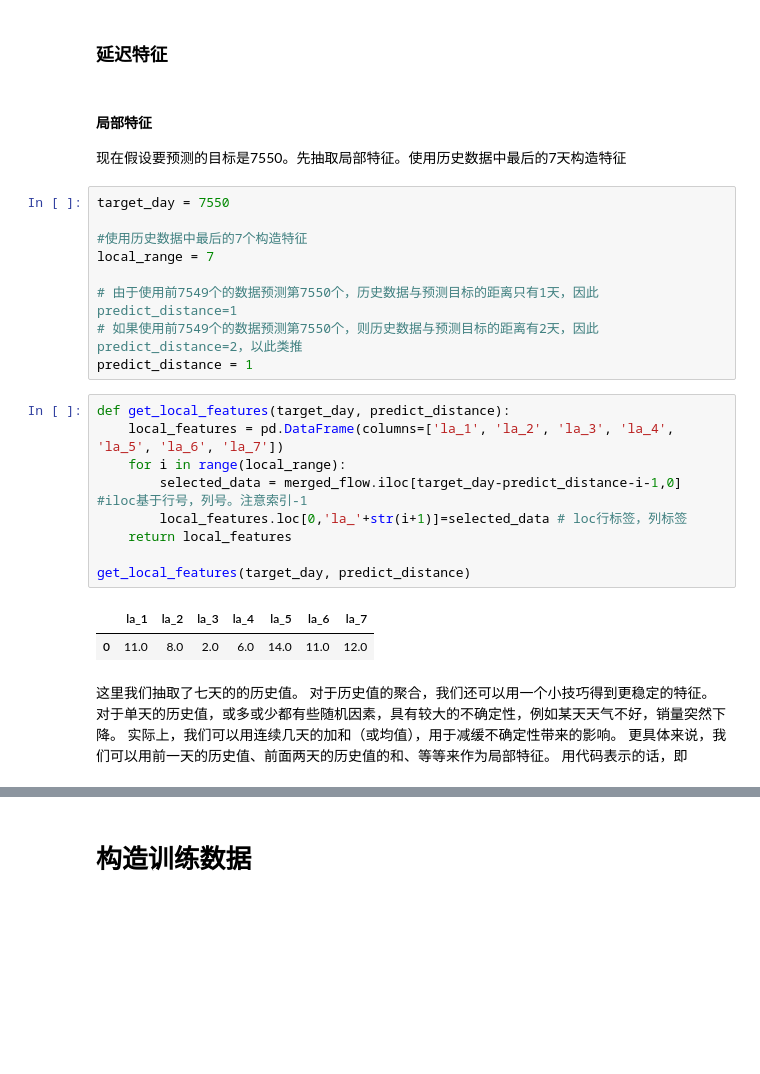
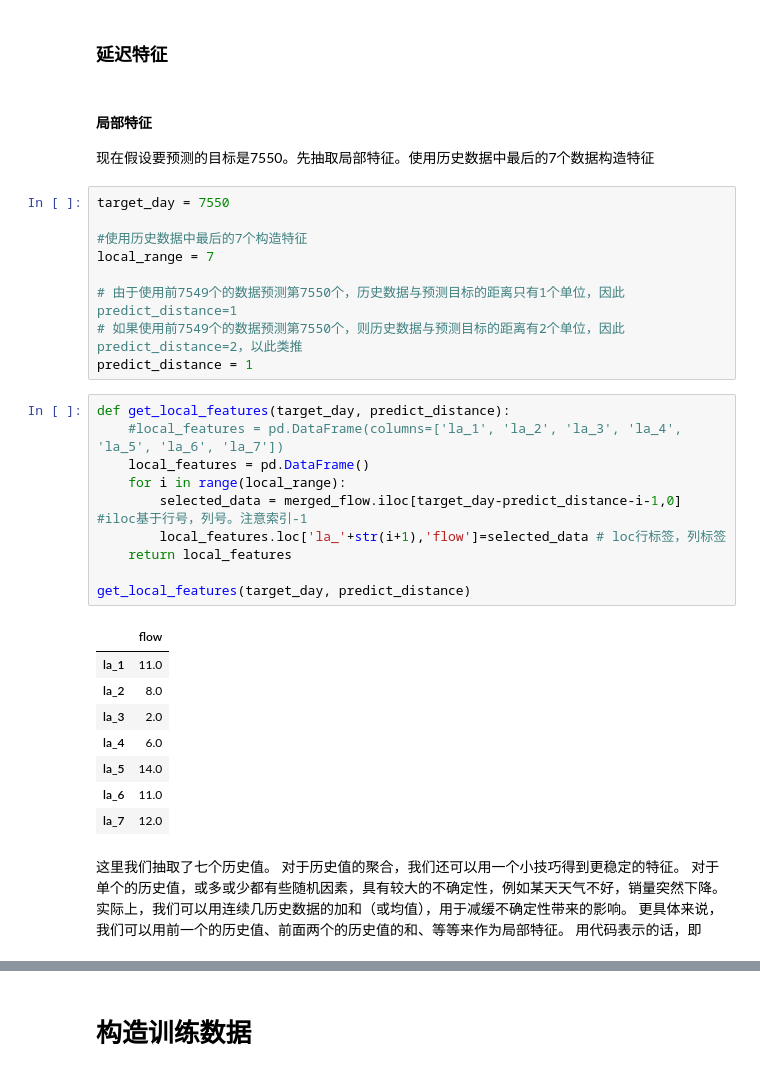
Before and after one commit to Zhou1317fe5/ml-projects, a Jupyter notebook: SEED2023/智慧交通/code/lightgbm/lightgbm(无特征工程).ipynb, the cells around one changed output, grey strips where cells are left out. Cells and saved outputs as stored; diff of their text form; blank space fills up the shorter version.

```diff
--- a/SEED2023/智慧交通/code/lightgbm/lightgbm(无特征工程).ipynb
+++ b/SEED2023/智慧交通/code/lightgbm/lightgbm(无特征工程).ipynb
@@ -292,34 +292,41 @@ merged_flow
 ### 延迟特征
 # %% [markdown]
 #### 局部特征
-现在假设要预测的目标是7550。先抽取局部特征。使用历史数据中最后的7天构造特征
+现在假设要预测的目标是7550。先抽取局部特征。使用历史数据中最后的7个数据构造特征
 # %%
 target_day = 7550
 
 #使用历史数据中最后的7个构造特征
 local_range = 7
 
-# 由于使用前7549个的数据预测第7550个，历史数据与预测目标的距离只有1天，因此predict_distance=1
-# 如果使用前7549个的数据预测第7550个，则历史数据与预测目标的距离有2天，因此predict_distance=2，以此类推
+# 由于使用前7549个的数据预测第7550个，历史数据与预测目标的距离只有1个单位，因此predict_distance=1
+# 如果使用前7549个的数据预测第7550个，则历史数据与预测目标的距离有2个单位，因此predict_distance=2，以此类推
 predict_distance = 1
 # %%
 def get_local_features(target_day, predict_distance):
-    local_features = pd.DataFrame(columns=['la_1', 'la_2', 'la_3', 'la_4', 'la_5', 'la_6', 'la_7'])
+    #local_features = pd.DataFrame(columns=['la_1', 'la_2', 'la_3', 'la_4', 'la_5', 'la_6', 'la_7'])
+    local_features = pd.DataFrame()
     for i in range(local_range):
         selected_data = merged_flow.iloc[target_day-predict_distance-i-1,0] #iloc基于行号，列号。注意索引-1
-        local_features.loc[0,'la_'+str(i+1)]=selected_data # loc行标签，列标签
+        local_features.loc['la_'+str(i+1),'flow']=selected_data # loc行标签，列标签
     return local_features
 
 get_local_features(target_day, predict_distance)
 # %% [output]
-|  | la_1 | la_2 | la_3 | la_4 | la_5 | la_6 | la_7 |
-| 0 | 11.0 | 8.0 | 2.0 | 6.0 | 14.0 | 11.0 | 12.0 |
+|  | flow |
+| la_1 | 11.0 |
+| la_2 | 8.0 |
+| la_3 | 2.0 |
+| la_4 | 6.0 |
+| la_5 | 14.0 |
+| la_6 | 11.0 |
+| la_7 | 12.0 |
 # %% [markdown]
-这里我们抽取了七天的的历史值。
+这里我们抽取了七个历史值。
 对于历史值的聚合，我们还可以用一个小技巧得到更稳定的特征。
-对于单天的历史值，或多或少都有些随机因素，具有较大的不确定性，例如某天天气不好，销量突然下降。
-实际上，我们可以用连续几天的加和（或均值），用于减缓不确定性带来的影响。
-更具体来说，我们可以用前一天的历史值、前面两天的历史值的和、等等来作为局部特征。
+对于单个的历史值，或多或少都有些随机因素，具有较大的不确定性，例如某天天气不好，销量突然下降。
+实际上，我们可以用连续几历史数据的加和（或均值），用于减缓不确定性带来的影响。
+更具体来说，我们可以用前一个的历史值、前面两个的历史值的和、等等来作为局部特征。
 用代码表示的话，即
 # %%
 def get_local_accumulated_features(target_day, predict_distance):
```
Also changed, not shown: parts of 26 cells of this notebook.
